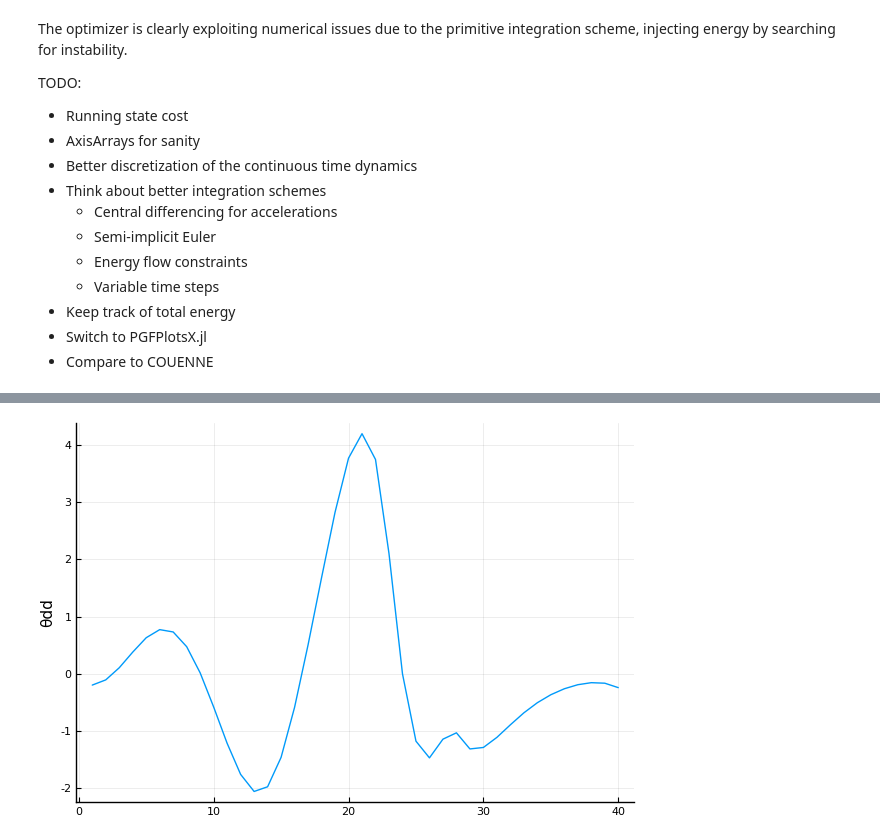
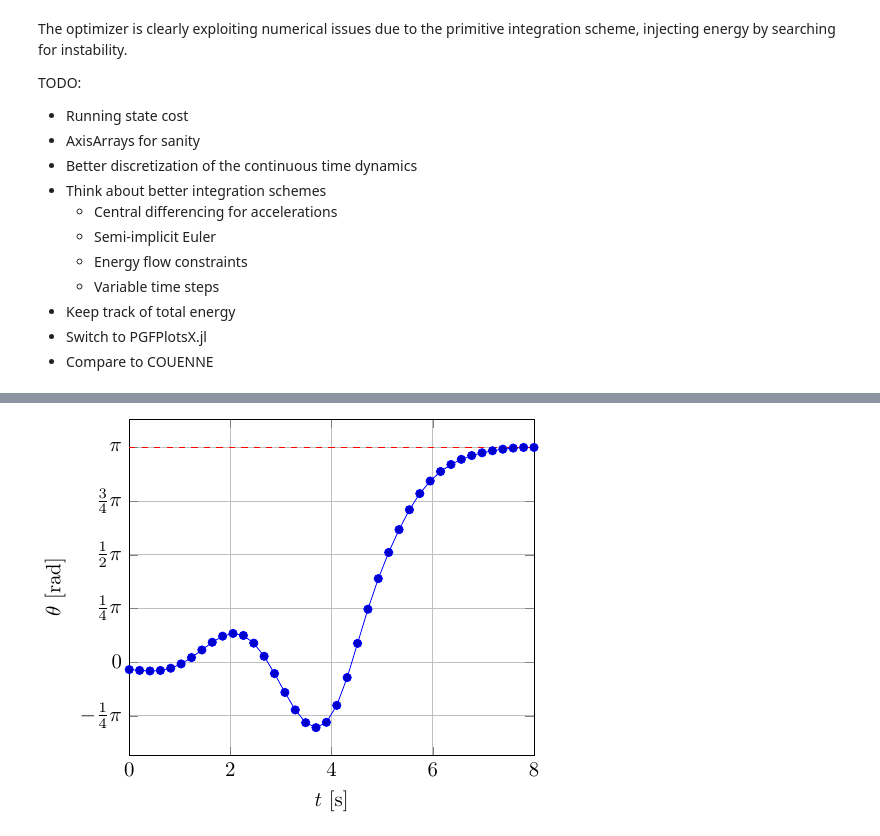
Before and after one commit to tkoolen/MINLPTrajOpt, a Jupyter notebook: notebooks/exploration/Trajectory optimization for torque-limited pendulum using BARON.ipynb, the cells around one changed output, grey strips where cells are left out. Drawn from its saved outputs; the diff is of its cells as text; code cells hidden in the pictures.

Commit message:
Nicer plots

```diff
--- a/notebooks/exploration/Trajectory optimization for torque-limited pendulum using BARON.ipynb
+++ b/notebooks/exploration/Trajectory optimization for torque-limited pendulum using BARON.ipynb
@@ -65,4 +68,6 @@ Plots.PyPlotBackend()
 # %%
+t = range(0.0, stop=T, length=N)
 Δθ = atan.(getvalue.(problem.sΔθ) ./ getvalue.(problem.cΔθ))
-θ = θ0 .+ [0.; cumsum(Δθ)]
-plot(θ, ylabel="θ", legend=nothing)
+θ = θ0 .+ cumsum(Δθ)
+τ = getvalue.(problem.τ)
+θdd = getvalue.(problem.θdd);
@@ -79,4 +74,7 @@ plot(getvalue.(problem.τ), ylabel="τ", legend=nothing)
-# %%
-plot(getvalue.(problem.θdd), ylabel="θdd", legend=nothing)
-# %% [output]
-[figure, removed]
+# %%
+p = timeplot(t, θ; ylabel=L"$\theta$ [rad]")
+push!(p, @pgf HLine({dashed, red, thick}, Float64(π)))
+piticks!(p, 1//4; axis=:y)
+p
+# %% [output]
+[figure, added]
```
Also changed, not shown: parts of 10 cells of this notebook, 4 other files.
